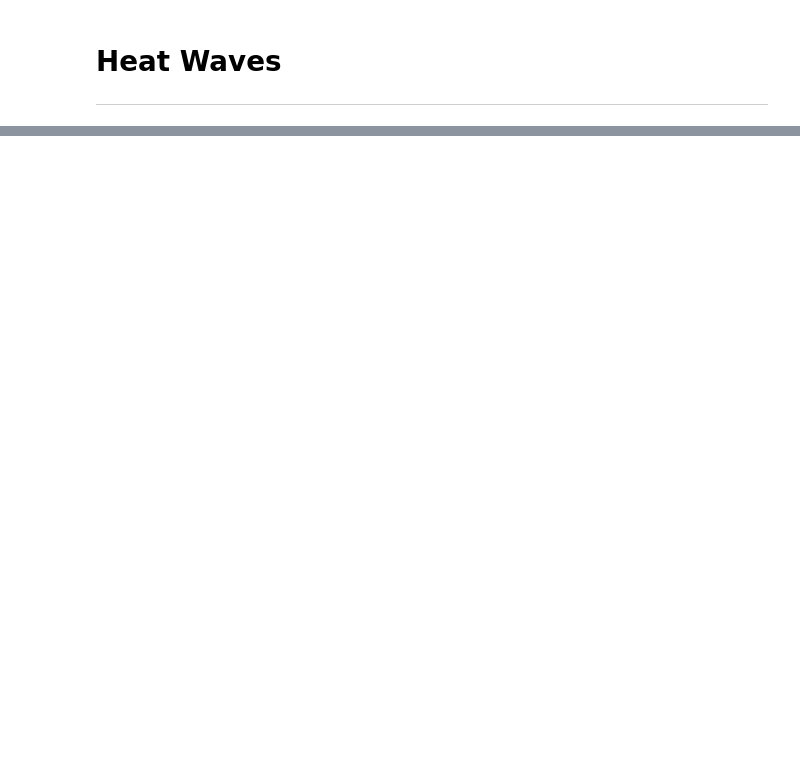
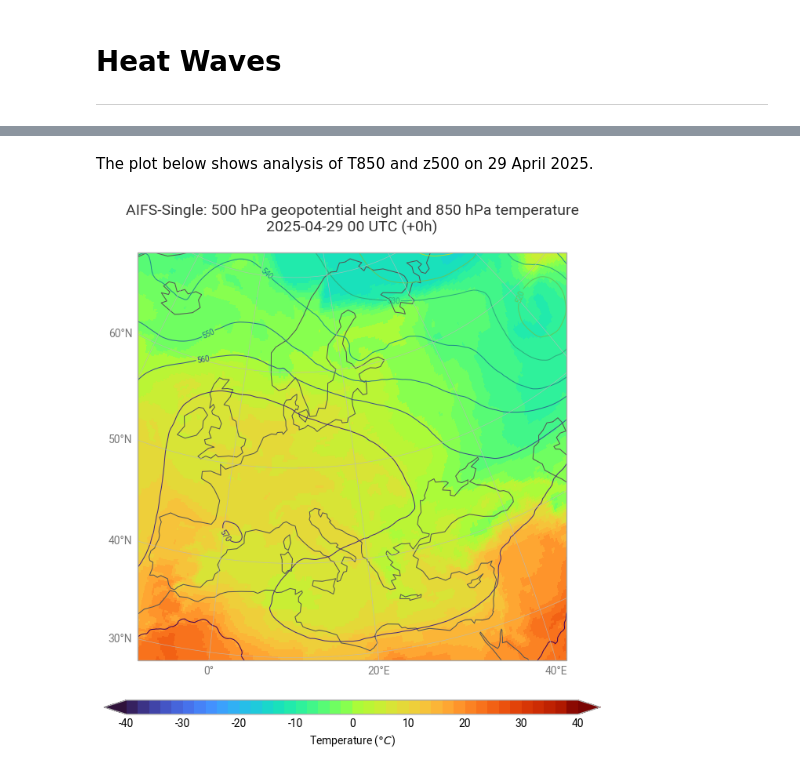
Before and after one commit to ECMWFCode4Earth/open-data-explorer, a Jupyter notebook: openDataVisio/examples/heat-waves.ipynb, the cells around one changed output, grey strips where cells are left out. Drawn from its saved outputs; the diff is of its cells as text; code cells hidden in the pictures; blank space fills up the shorter version.

```diff
--- a/openDataVisio/examples/heat-waves.ipynb
+++ b/openDataVisio/examples/heat-waves.ipynb
@@ -129,0 +100,3 @@ _To be continued..._
+# %%
+z500 = ds.sel({"level": 500, "shortName": "z"})[0]
+z500.ls()
@@ -129,0 +108,3 @@ _To be continued..._
+# %%
+md_gh500 = z500.metadata().override(shortName="gh")
+md_gh500["shortName"], md_gh500["level"]
@@ -129,0 +115,4 @@ _To be continued..._
+# %%
+ds_gh500 = z500.values / (9.80665 * 10)
+gh500 = ekd.FieldList.from_array(ds_gh500, md_gh500)
+gh500.ls()
@@ -129,0 +190,42 @@ _To be continued..._
+# %%
+def levels_str_int(contour_level_list):
+    return [int(i) for i in contour_level_list.replace("/", ",").split(",")]
+
+# https://github.com/ecmwf/magics/blob/master/share/magics/styles/ecmwf/styles.json
+# contour_style_name = "sh_all_fM80t56i4"
+contour_level_list="-80/-70/-60/-52/-48/-44/-40/-36/-32/-28/-24/-20/-16/-12/-8/-4/0/4/8/12/16/20/24/28/32/36/40/44/48/52/56"
+_levels = levels_str_int(contour_level_list)
+# %% [markdown]
+The plot below shows analysis of T850 and z500 on 29 April 2025.
+# %%
+chart = ekp.Map(domain="Europe")
+
+t850_shade = ekp.styles.Style(
+    colors=values_to_colors(["rgb(1,1,1)/rgb(0.9,0.9,0.9)/rgb(0.8,0.8,0.8)/rgb(0.7,0.7,0.7)/rgb(0.68,0.6,0.68)/rgb(0.48,0.4,0.48)/rgb(0.28,0.2,0.28)/rgb(0.2,0,0.4)/rgb(0.35,0,0.5)/blue_purple/greenish_blue/rgb(0,0.8,1.0)/blue_green/rgb(0.15,0.9,0.6)/rgb(0.4,0.75,0.15)/rgb(0.75,0.9,0.15)/rgb(1,1,0.5)/yellow/orange_yellow/yellowish_orange/rgb(1,0.45,0)/red/rgb(0.8,0,0)/burgundy/rose/magenta/rgb(1,0.5,1)/rgb(1,0.75,1)/rgb(0.9,0.8,0.9)/rgb(0.9,0.9,0.9)"]),
+    levels=_levels,
+    units="celsius",
+)
+
+gh500_shade = ekp.styles.Style(
+    colors="ct_blk_i4_t2",
+    legend_style=None,
+    units="gpd",
+)
+
+chart.grid_cells(t850, units="celsius", auto_style=True) #, style=t850_shade)
+chart.contour(gh500, legend_style="None") #, style=gh500_shade)
+
+chart.coastlines(resolution="low")
+chart.gridlines()
+
+chart.legend(location="bottom", label="{variable_name} ({units})")
+
+chart.title(
+    "AIFS-Single: 500 hPa geopotential height and 850 hPa temperature\n"
+    "{base_time:%Y-%m-%d %H} UTC (+{lead_time}h)\n",
+    fontsize=14, horizontalalignment="center",
+)
+plt.savefig("ghT_aifs_20250429000000-0h.png")
+chart.show()
+# %% [output]
+[figure, added]
```
Also changed, not shown: parts of 47 cells of this notebook, 9 other files.
